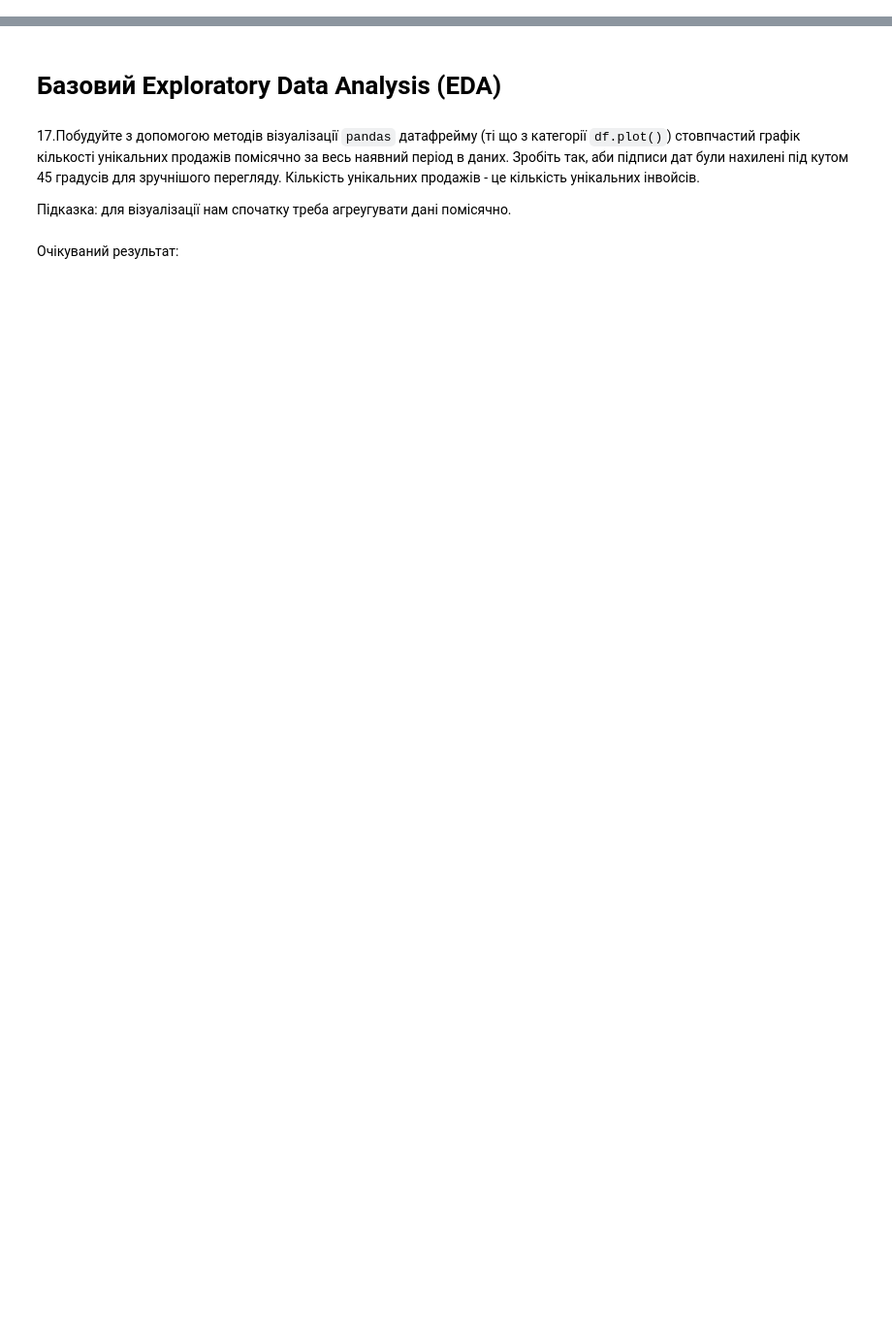
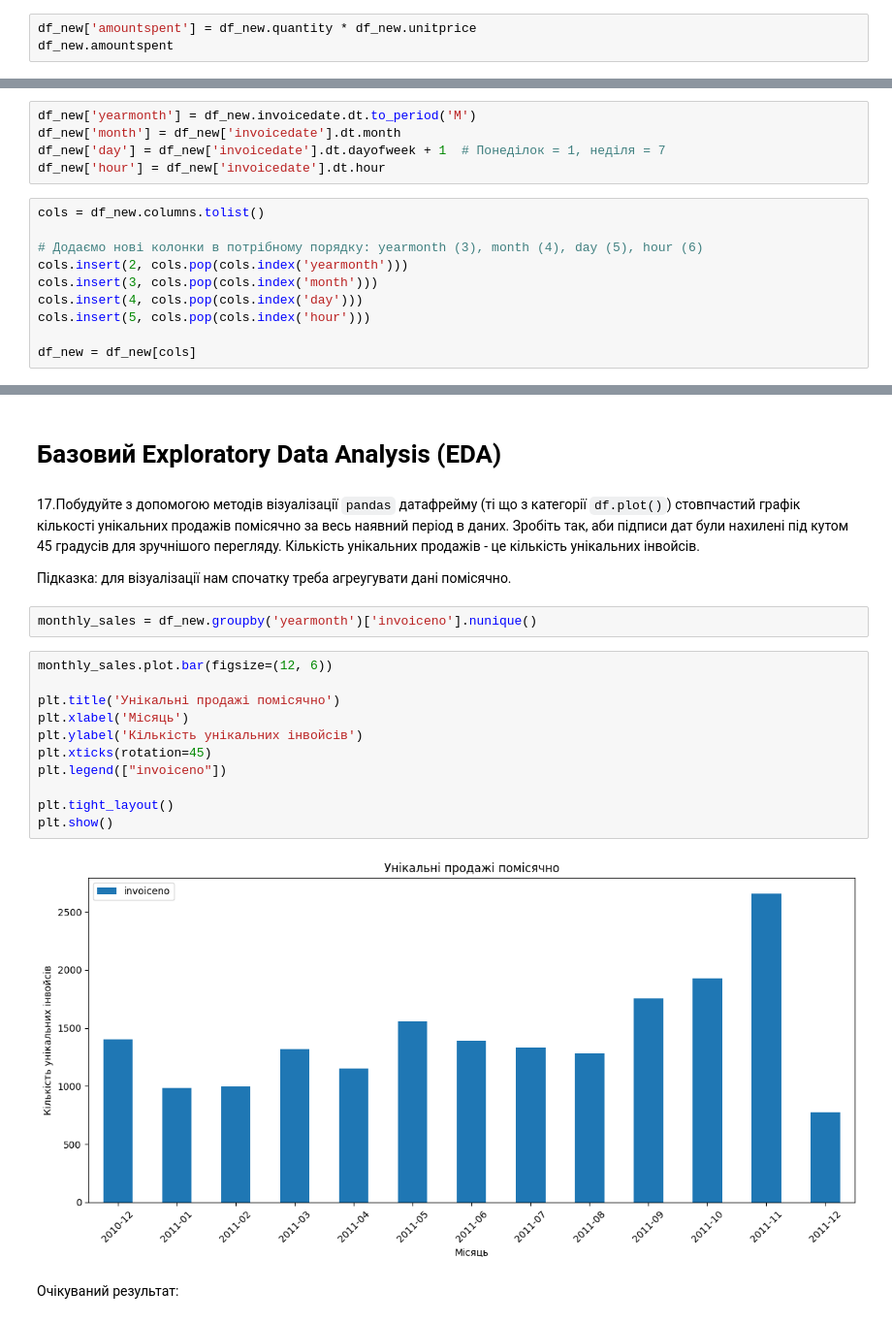
Before and after one commit to Yulia-Momotyuk/DLA-data-analysis-practice, a Jupyter notebook: Python/Task/Additional Task/Additional Task 6 Pandas+Viz.ipynb, the cells around one changed output, grey strips where cells are left out. Shown: that part at 97% size. Drawn from its saved outputs; the diff is of its cells as text; blank space fills up the shorter version.

```diff
--- a/Python/Task/Additional Task/Additional Task 6 Pandas+Viz.ipynb
+++ b/Python/Task/Additional Task/Additional Task 6 Pandas+Viz.ipynb
@@ -83,3 +206,6 @@ Name: custid, dtype: object
 ### Додамо колонку `amountspent`
 # %% [markdown]
 15.Додайте в `df_new` колонку `amountspent`, яка є добутком колонок `quantity` і `unitprice`.
+# %%
+df_new['amountspent'] = df_new.quantity * df_new.unitprice
+df_new.amountspent
@@ -93,6 +234,21 @@ Name: custid, dtype: object
 - `hour` - година інвойсу
 
 Зробіть також так, аби `yearmonth` була третьою (за рахунком) колонкою в датафреймі, `month` - четвертою, `day` - пʼятою, `hour` - шостою.
+# %%
+df_new['yearmonth'] = df_new.invoicedate.dt.to_period('M')
+df_new['month'] = df_new['invoicedate'].dt.month
+df_new['day'] = df_new['invoicedate'].dt.dayofweek + 1  # Понеділок = 1, неділя = 7
+df_new['hour'] = df_new['invoicedate'].dt.hour
+# %%
+cols = df_new.columns.tolist()
+
+# Додаємо нові колонки в потрібному порядку: yearmonth (3), month (4), day (5), hour (6)
+cols.insert(2, cols.pop(cols.index('yearmonth')))
+cols.insert(3, cols.pop(cols.index('month')))
+cols.insert(4, cols.pop(cols.index('day')))
+cols.insert(5, cols.pop(cols.index('hour')))
+
+df_new = df_new[cols]
 # %% [markdown]
 Запустіть код нижче:
 # %%
@@ -132,6 +289,21 @@ dtype: object
 Кількість унікальних продажів - це кількість унікальних інвойсів.
 
 Підказка: для візуалізації нам спочатку треба агреугувати дані помісячно.
+# %%
+monthly_sales = df_new.groupby('yearmonth')['invoiceno'].nunique()
+# %%
+monthly_sales.plot.bar(figsize=(12, 6))
+
+plt.title('Унікальні продажі помісячно')
+plt.xlabel('Місяць')
+plt.ylabel('Кількість унікальних інвойсів')
+plt.xticks(rotation=45)
+plt.legend(["invoiceno"])
+
+plt.tight_layout()
+plt.show()
+# %% [output]
+[figure, added]
 # %% [markdown]
 Очікуваний результат:
 # %% [markdown]
```
Also changed, not shown: parts of 35 cells of this notebook.
